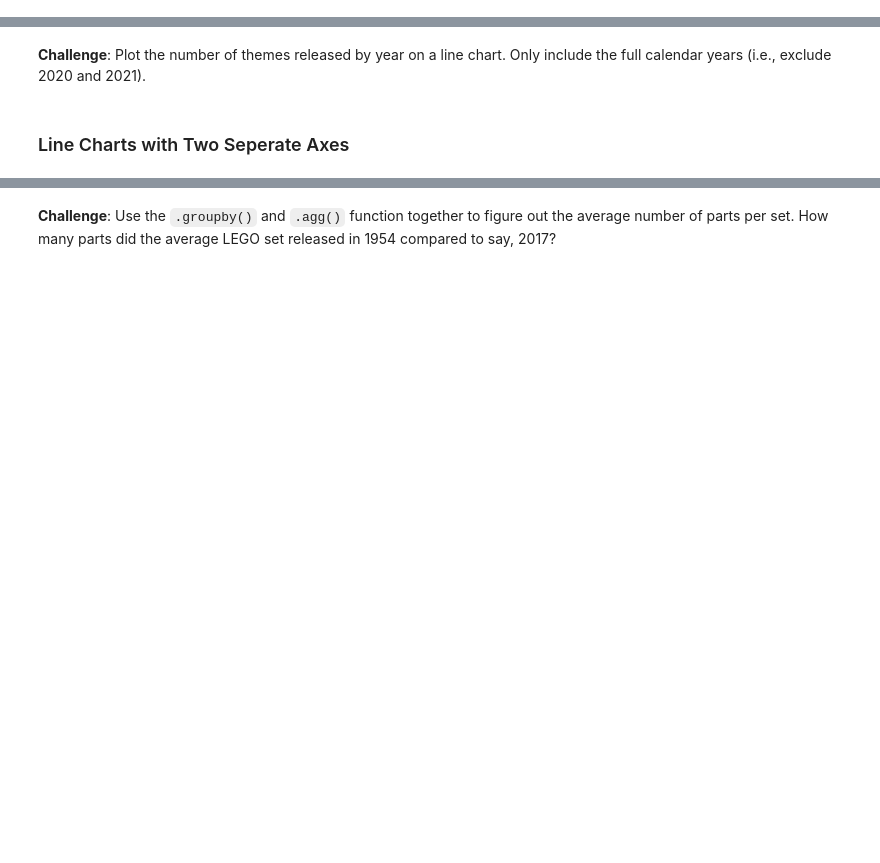
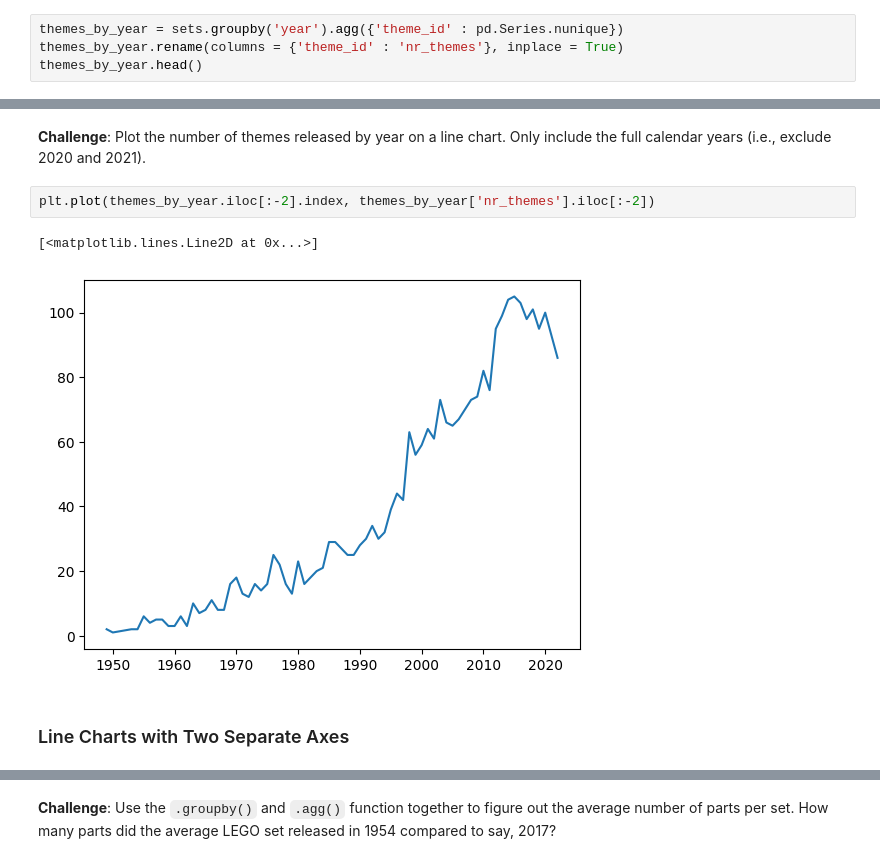
Before and after one commit to grevinetto/Notebooks, a Jupyter notebook: LegoPieces/Lego_Analysis_for_Course_(start).ipynb, the cells around one changed output, grey strips where cells are left out. Saved outputs shown, nothing was run; the diff lists cells and outputs as text; blank space fills up the shorter version.

```diff
--- a/LegoPieces/Lego_Analysis_for_Course_(start).ipynb
+++ b/LegoPieces/Lego_Analysis_for_Course_(start).ipynb
@@ -106,3 +136,7 @@ Note that the .csv file is from late 2020, so to plot the full calendar years, y
 ### Aggregate Data with the Python .agg() Function
 
 Let's work out the number of different themes shipped by year. This means we have to count the number of unique theme_ids per calendar year.
+# %%
+themes_by_year = sets.groupby('year').agg({'theme_id' : pd.Series.nunique})
+themes_by_year.rename(columns = {'theme_id' : 'nr_themes'}, inplace = True)
+themes_by_year.head()
@@ -109,4 +161,9 @@ Let's work out the number of different themes shipped by year. This means we hav
 # %% [markdown]
 **Challenge**: Plot the number of themes released by year on a line chart. Only include the full calendar years (i.e., exclude 2020 and 2021).
+# %%
+plt.plot(themes_by_year.iloc[:-2].index, themes_by_year['nr_themes'].iloc[:-2])
+# %% [output]
+[<matplotlib.lines.Line2D at 0x...>]
+[figure, added]
 # %% [markdown]
-### Line Charts with Two Seperate Axes
+### Line Charts with Two Separate Axes
```
Also changed, not shown: parts of 15 cells of this notebook.
